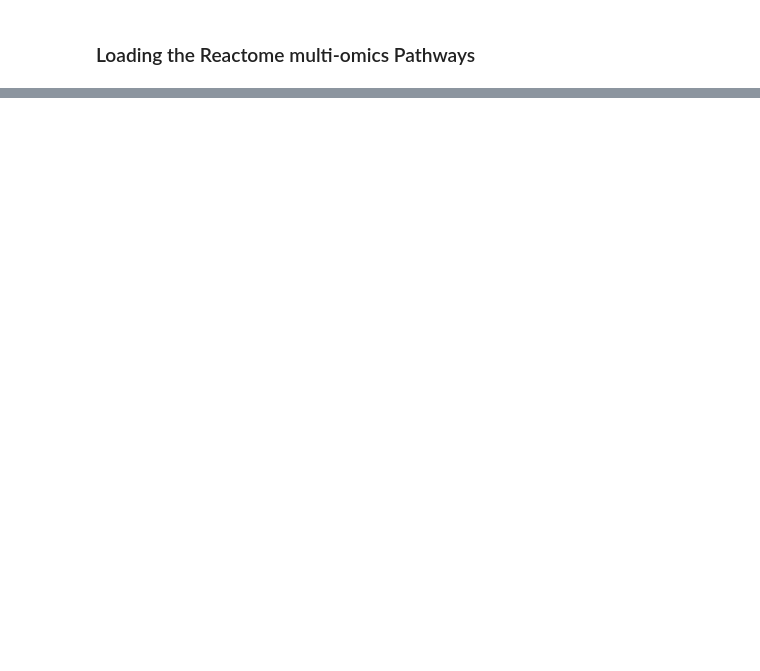
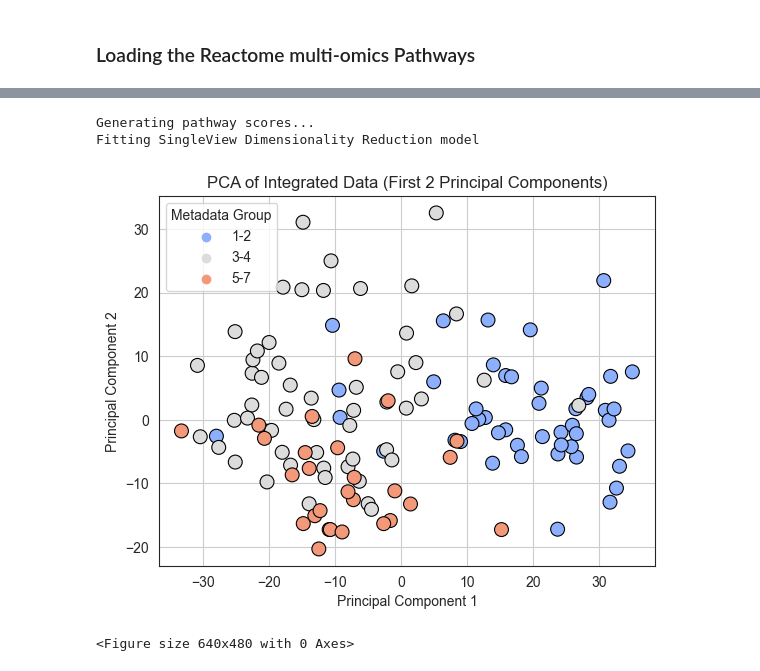
Before and after one commit to judepops/MultiomicsML, a Jupyter notebook: Methods_5_Unsupervised_Tutorial.ipynb, the cells around one changed output, grey strips where cells are left out. Saved outputs shown, nothing was run; the diff lists cells and outputs as text; code cells hidden in the pictures; blank space fills up the shorter version.

Commit message:
Adding pathintegrate tutorial

```diff
--- a/Methods_5_Unsupervised_Tutorial.ipynb
+++ b/Methods_5_Unsupervised_Tutorial.ipynb
@@ -60,0 +62,5 @@ prot = pd.read_csv('')
+# %%
+# Using data from the files I have uploaded!
+
+metab = pd.read_csv('Tutorial_Data/metabolomics_data.csv', index_col='sample_id')
+prot = pd.read_csv('Tutorial_Data/proteomics_data.csv', index_col='sample_id')
@@ -70,3 +102,5 @@ mo_paths = sspa.process_reactome(
 # %%
-# mo_paths = sspa.process_gmt(infile='Reactome_Homo_sapiens_pathways_multiomics_R85.gmt')
-# mo_paths = mo_paths.astype('object')
+# Manually load in using sspa function (pre-downloaded)
+
+mo_paths = sspa.process_gmt(infile='Tutorial_Data/Reactome_Homo_sapiens_pathways_multiomics_R85.gmt')
+mo_paths = mo_paths.astype('object')
@@ -75,7 +134,7 @@ mo_paths = sspa.process_reactome(
 # %%
-pi_model = pathintegrate.PathIntegrate(
-    omics_data={'Metabolomics': metab, 'Proteomics':prot.iloc[:, :-1]}, # dictionary of multi-omics DataFrames and names for each omics
-    metadata=metadata_binary, # metadata column
+pi_model_who = pathintegrate_extension.PathIntegrate(
+    omics_data={'Metabolomics': metab.iloc[:, :-4], 'Proteomics':prot.iloc[:, :-4]}, # dictionary of multi-omics DataFrames and names for each omics
+    metadata=prot['Who_Group'], # metadata column
     pathway_source=mo_paths, # pathways dataframe
     sspa_scoring=sspa.sspa_SVD, # ssPA method, see ssPA package for options
-    min_coverage=4) # minimum number of molecules mapping per pathway to be included
+    min_coverage=2) # minimum number of molecules mapping per pathway to be included
@@ -85,0 +167,7 @@ covid_dimred =
+# %%
+covid_dimred = pi_model_who.SingleViewDimRed(model = sklearn.decomposition.PCA, return_pca_plot=True, metadata_continuous=True)
+# %% [output]
+Generating pathway scores...
+Fitting SingleView Dimensionality Reduction model
+[figure, added]
+<Figure size 640x480 with 0 Axes>
```
Also changed, not shown: parts of 56 cells of this notebook, 9 other files.
